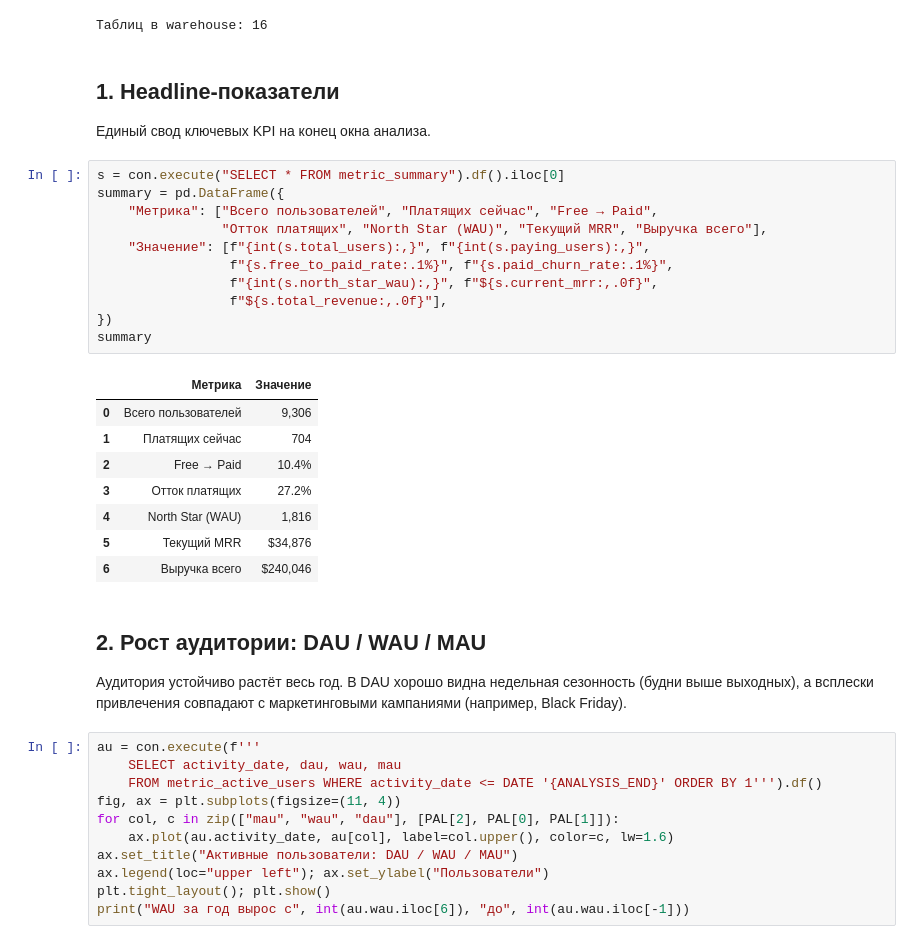
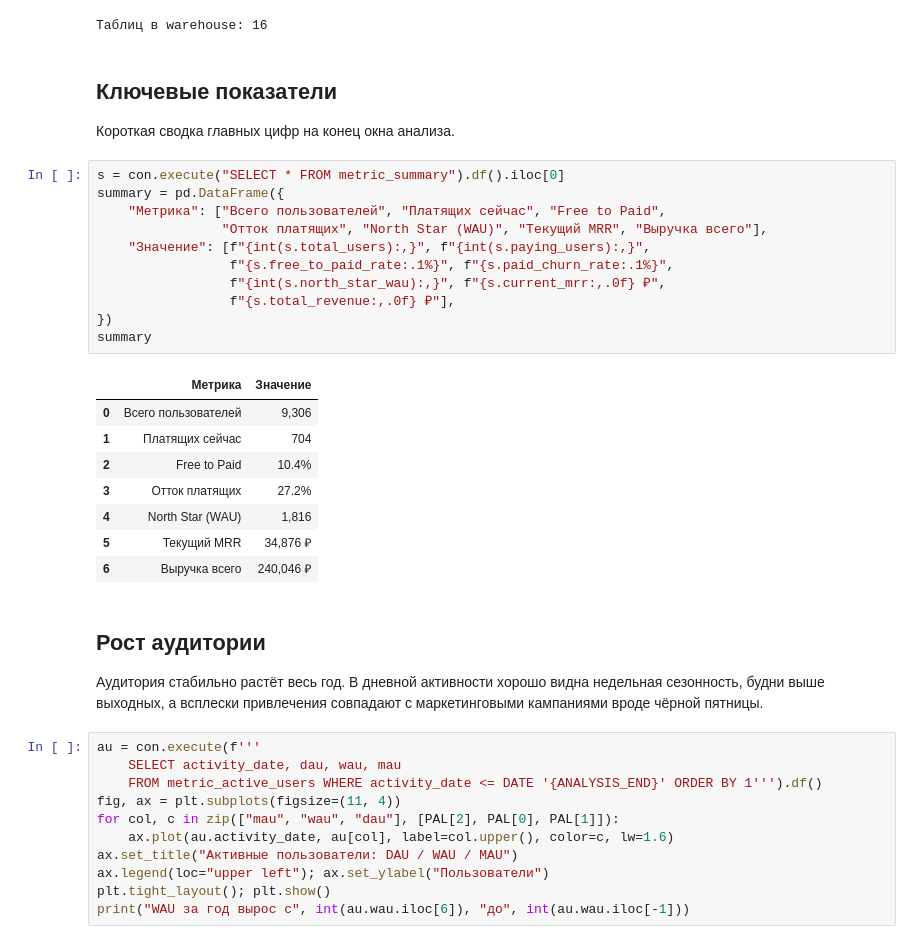
Before and after one commit to bogomolovf/analytical_platform, a Jupyter notebook: notebooks/analysis.ipynb, the cells around one changed output. Saved outputs shown, nothing was run; the diff lists cells and outputs as text.

```diff
--- a/notebooks/analysis.ipynb
+++ b/notebooks/analysis.ipynb
@@ -27,35 +23,33 @@ print("Таблиц в warehouse:", len(con.execute("SHOW TABLES").fetchall()))
 # %% [output]
 Таблиц в warehouse: 16
 # %% [markdown]
-## 1. Headline-показатели
+## Ключевые показатели
 
-Единый свод ключевых KPI на конец окна анализа.
+Короткая сводка главных цифр на конец окна анализа.
 # %%
 s = con.execute("SELECT * FROM metric_summary").df().iloc[0]
 summary = pd.DataFrame({
-    "Метрика": ["Всего пользователей", "Платящих сейчас", "Free → Paid",
+    "Метрика": ["Всего пользователей", "Платящих сейчас", "Free to Paid",
                 "Отток платящих", "North Star (WAU)", "Текущий MRR", "Выручка всего"],
     "Значение": [f"{int(s.total_users):,}", f"{int(s.paying_users):,}",
                  f"{s.free_to_paid_rate:.1%}", f"{s.paid_churn_rate:.1%}",
-                 f"{int(s.north_star_wau):,}", f"${s.current_mrr:,.0f}",
-                 f"${s.total_revenue:,.0f}"],
+                 f"{int(s.north_star_wau):,}", f"{s.current_mrr:,.0f} ₽",
+                 f"{s.total_revenue:,.0f} ₽"],
 })
 summary
 # %% [output]
 |  | Метрика | Значение |
 | 0 | Всего пользователей | 9,306 |
 | 1 | Платящих сейчас | 704 |
-| 2 | Free → Paid | 10.4% |
+| 2 | Free to Paid | 10.4% |
 | 3 | Отток платящих | 27.2% |
 | 4 | North Star (WAU) | 1,816 |
-| 5 | Текущий MRR | $34,876 |
-| 6 | Выручка всего | $240,046 |
+| 5 | Текущий MRR | 34,876 ₽ |
+| 6 | Выручка всего | 240,046 ₽ |
 # %% [markdown]
-## 2. Рост аудитории: DAU / WAU / MAU
+## Рост аудитории
 
-Аудитория устойчиво растёт весь год. В DAU хорошо видна недельная сезонность
-(будни выше выходных), а всплески привлечения совпадают с маркетинговыми
-кампаниями (например, Black Friday).
+Аудитория стабильно растёт весь год. В дневной активности хорошо видна недельная сезонность, будни выше выходных, а всплески привлечения совпадают с маркетинговыми кампаниями вроде чёрной пятницы.
 # %%
 au = con.execute(f'''
     SELECT activity_date, dau, wau, mau
```
Also changed, not shown: parts of 7 cells of this notebook, 35 other files.
